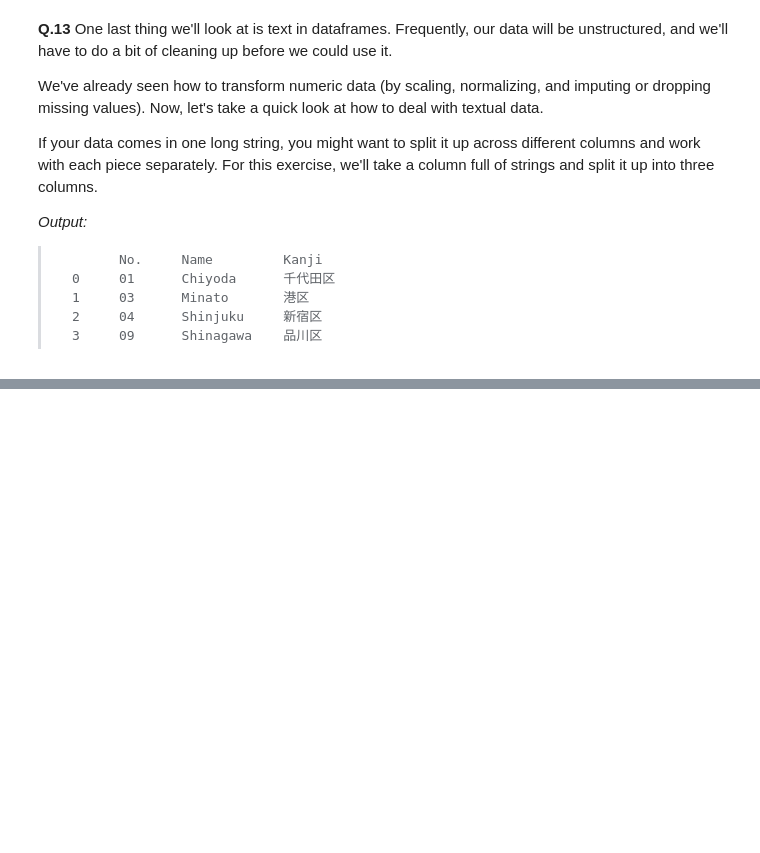
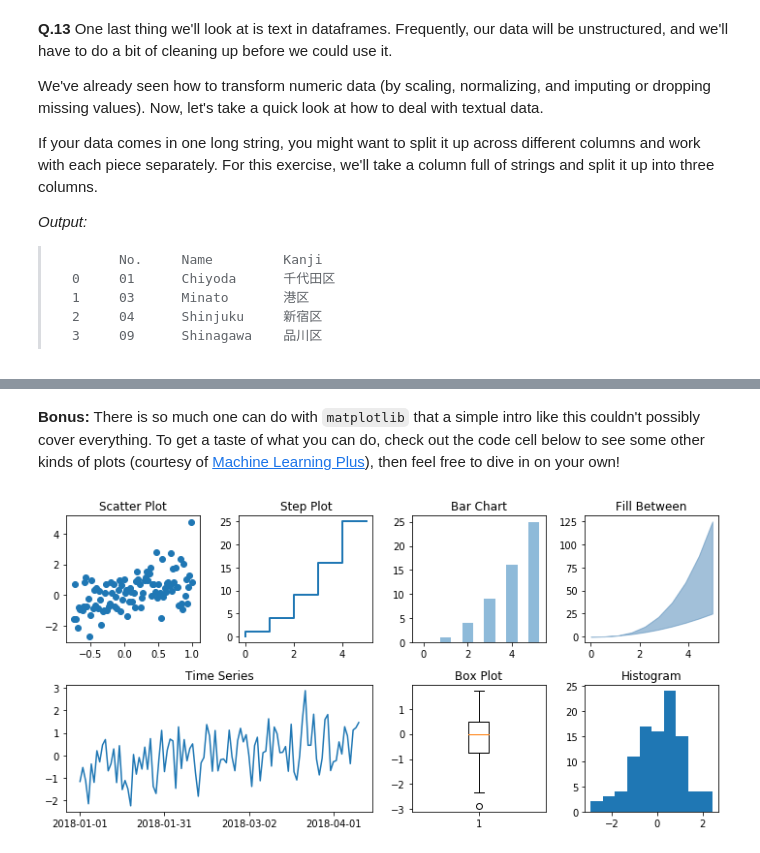
Before and after one commit to jayascript/curiositeam, a Jupyter notebook: ML_Study-Group/Week02_Coding_Python-Lab.ipynb, the cells around one changed output, grey strips where cells are left out. Drawn from its saved outputs; the diff is of its cells as text; code cells hidden in the pictures; blank space fills up the shorter version.

```diff
--- a/ML_Study-Group/Week02_Coding_Python-Lab.ipynb
+++ b/ML_Study-Group/Week02_Coding_Python-Lab.ipynb
@@ -473,0 +655,55 @@ EXERCISES: https://www.w3resource.com/graphics/matplotlib/
+# %% [markdown]
+**Bonus:** There is so much one can do with `matplotlib` that a simple intro like this couldn't possibly cover everything. To get a taste of what you can do, check out the code cell below to see some other kinds of plots (courtesy of [Machine Learning Plus](https://www.machinelearningplus.com/plots/matplotlib-tutorial-complete-guide-python-plot-examples/)), then feel free to dive in on your own!
+# %%
+import pandas as pd
+import numpy as np
+
+# Setup the subplot2grid Layout
+fig = plt.figure(figsize=(10, 5))
+ax1 = plt.subplot2grid((2,4), (0,0))
+ax2 = plt.subplot2grid((2,4), (0,1))
+ax3 = plt.subplot2grid((2,4), (0,2))
+ax4 = plt.subplot2grid((2,4), (0,3))
+ax5 = plt.subplot2grid((2,4), (1,0), colspan=2)
+ax6 = plt.subplot2grid((2,4), (1,2))
+ax7 = plt.subplot2grid((2,4), (1,3))
+
+# Input Arrays
+n = np.array([0,1,2,3,4,5])
+x = np.linspace(0,5,10)
+xx = np.linspace(-0.75, 1., 100)
+
+# Scatterplot
+ax1.scatter(xx, xx + np.random.randn(len(xx)))
+ax1.set_title("Scatter Plot")
+
+# Step Chart
+ax2.step(n, n**2, lw=2)
+ax2.set_title("Step Plot")
+
+# Bar Chart
+ax3.bar(n, n**2, align="center", width=0.5, alpha=0.5)
+ax3.set_title("Bar Chart")
+
+# Fill Between
+ax4.fill_between(x, x**2, x**3, color="steelblue", alpha=0.5);
+ax4.set_title("Fill Between");
+
+# Time Series
+dates = pd.date_range('2018-01-01', periods = len(xx))
+ax5.plot(dates, xx + np.random.randn(len(xx)))
+ax5.set_xticks(dates[::30])
+ax5.set_xticklabels(dates.strftime('%Y-%m-%d')[::30])
+ax5.set_title("Time Series")
+
+# Box Plot
+ax6.boxplot(np.random.randn(len(xx)))
+ax6.set_title("Box Plot")
+
+# Histogram
+ax7.hist(xx + np.random.randn(len(xx)))
+ax7.set_title("Histogram")
+
+fig.tight_layout()
+# %% [output]
+[figure, added]
```
Also changed, not shown: parts of 45 cells of this notebook.
